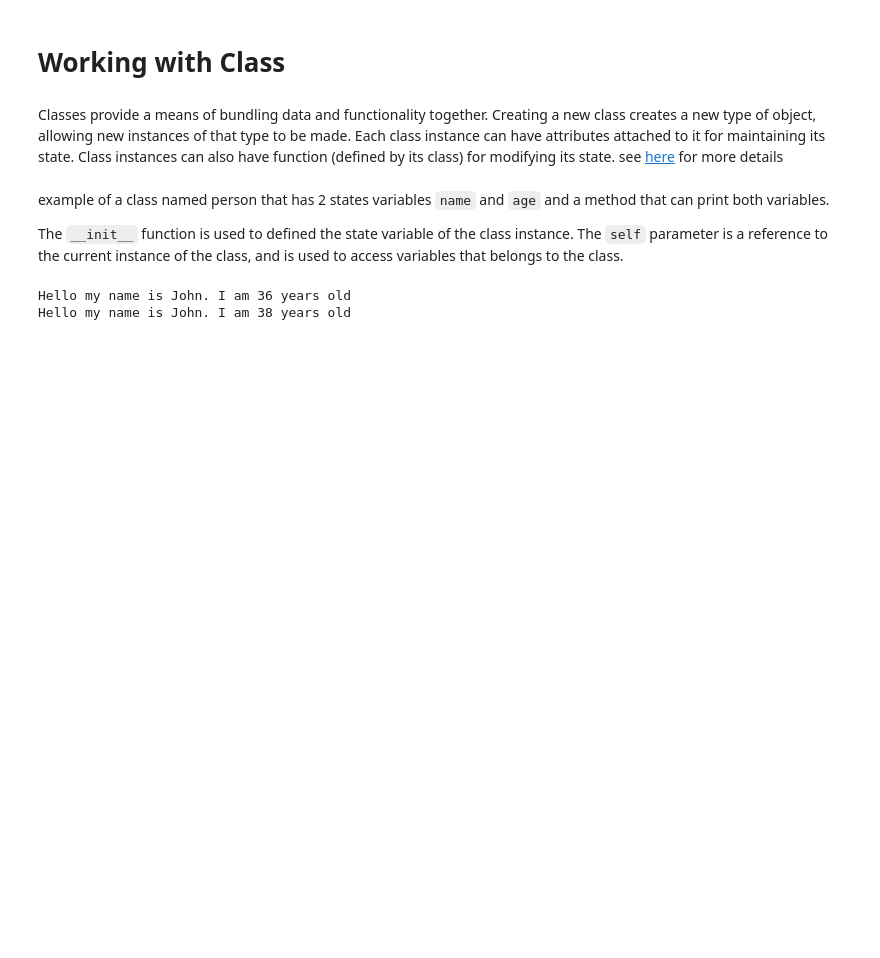
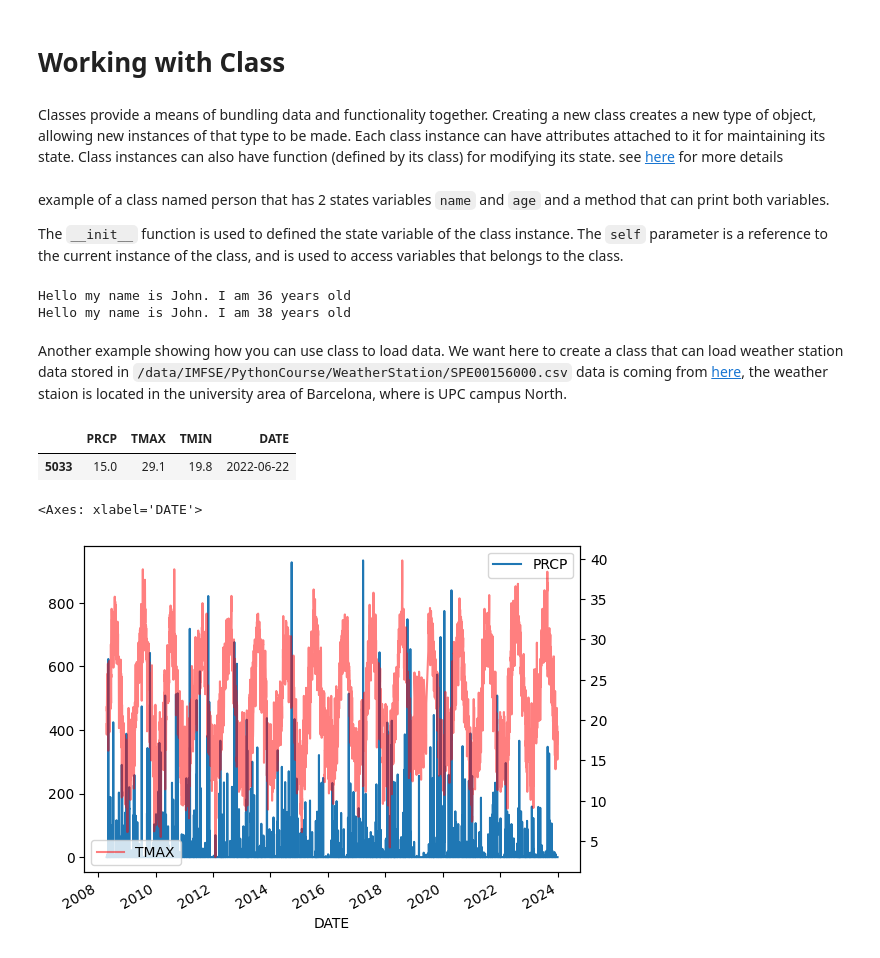
Before and after one commit to thili-wasu/python-intro-course, a Jupyter notebook: 02-functionAndClass.ipynb, the cells around one changed output. Saved outputs shown, nothing was run; the diff lists cells and outputs as text; code cells hidden in the pictures; blank space fills up the shorter version.

Commit message:
with fork and pandas example in class

```diff
--- a/02-functionAndClass.ipynb
+++ b/02-functionAndClass.ipynb
@@ -49,3 +49,6 @@ p1.sayHello()
 # %% [output]
 Hello my name is John. I am 36 years old
 Hello my name is John. I am 38 years old
+# %% [markdown]
+Another example showing how you can use class to load data. We want here to create a class that can load weather station data stored in `/data/IMFSE/PythonCourse/WeatherStation/SPE00156000.csv`
+data is coming from [here](https://www.ncei.noaa.gov/access/search/data-search/daily-summaries?stations=SPE00156000&pageNum=1), the weather staion is located in the  university area of Barcelona, where is UPC campus North.
@@ -51,0 +90,19 @@ Hello my name is John. I am 38 years old
+# %%
+filename = '/data/IMFSE/PythonCourse/WeatherStation/SPE00156000.csv'
+bcnWs = WeatherStation(filename)
+
+#extart data for one specific day
+day = pd.to_datetime('2022-6-22')
+bcnWs.extract(day)
+# %% [output]
+|  | PRCP | TMAX | TMIN | DATE |
+| 5033 | 15.0 | 29.1 | 19.8 | 2022-06-22 |
+# %%
+ax = plt.subplot(111)
+bcnWs.df.plot(x='DATE',y='PRCP',ax=ax)
+
+bx = ax.twinx()
+bcnWs.df.plot(x='DATE',y='TMAX',ax=bx, c='r', alpha=0.5)
+# %% [output]
+<Axes: xlabel='DATE'>
+[figure, added]
```
Also changed, not shown: parts of 1 cell of this notebook, 5 other files.
